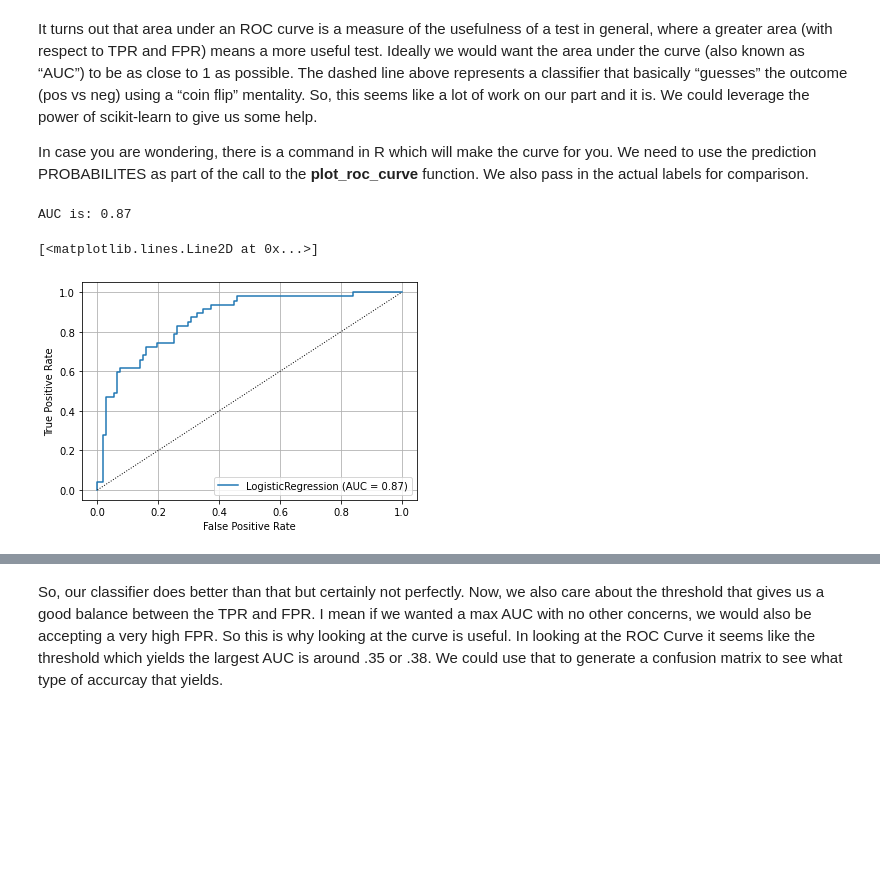
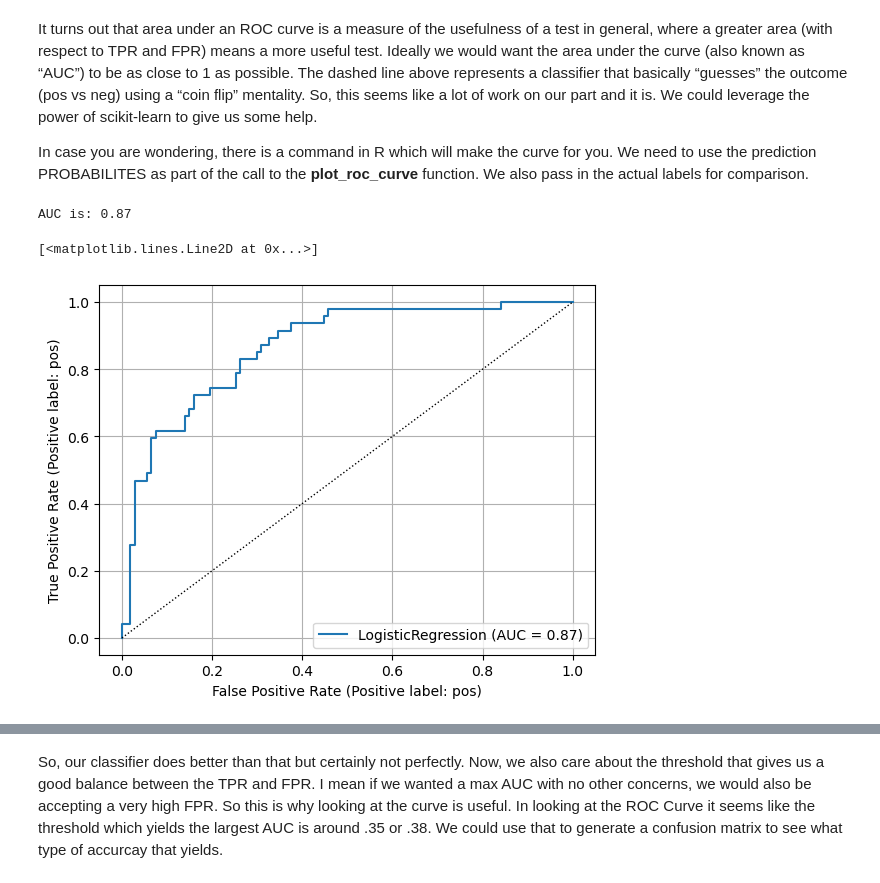
Before and after one commit to steviep42/bios_534, a Jupyter notebook: CH_6_Classification_Problems.ipynb, the cells around one changed output, grey strips where cells are left out. Saved outputs shown, nothing was run; the diff lists cells and outputs as text; code cells hidden in the pictures; blank space fills up the shorter version.

Commit message:
Made change to roc curve function

```diff
--- a/CH_6_Classification_Problems.ipynb
+++ b/CH_6_Classification_Problems.ipynb
@@ -519,20 +524,21 @@ In case you are wondering, there is a command in R which will make the curve for
 # %%
 from sklearn import metrics
 
 # Plot the ROC Curve
-metrics.plot_roc_curve(logreg, X_test, y_test)
+#metrics.plot_roc_curve(logreg, X_test, y_test)
+metrics.RocCurveDisplay.from_estimator(logreg, X_test, y_test)
 
 # If you want you can get the supporting data
 tpr, fpr, thresholds = metrics.roc_curve(y_test,logreg.predict_proba(X_test)[:,1],
                                          pos_label="pos")
 print("AUC is:",round(metrics.roc_auc_score(y_test,logreg.predict_proba(X_test)[:,1]),2))
 
 plt.grid()
 plt.plot([0, 1], [0, 1], color = 'black', linewidth = 1, linestyle="dotted")
 # %% [output]
 AUC is: 0.87
 [<matplotlib.lines.Line2D at 0x...>]
-[figure, old version]
+[figure, new version]
 # %% [markdown]
 Here are some more examples of general curves including one that is “perfect”. B and C are okay where as D represents mere guessing.
 
```
Also changed, not shown: parts of 7 cells of this notebook.
